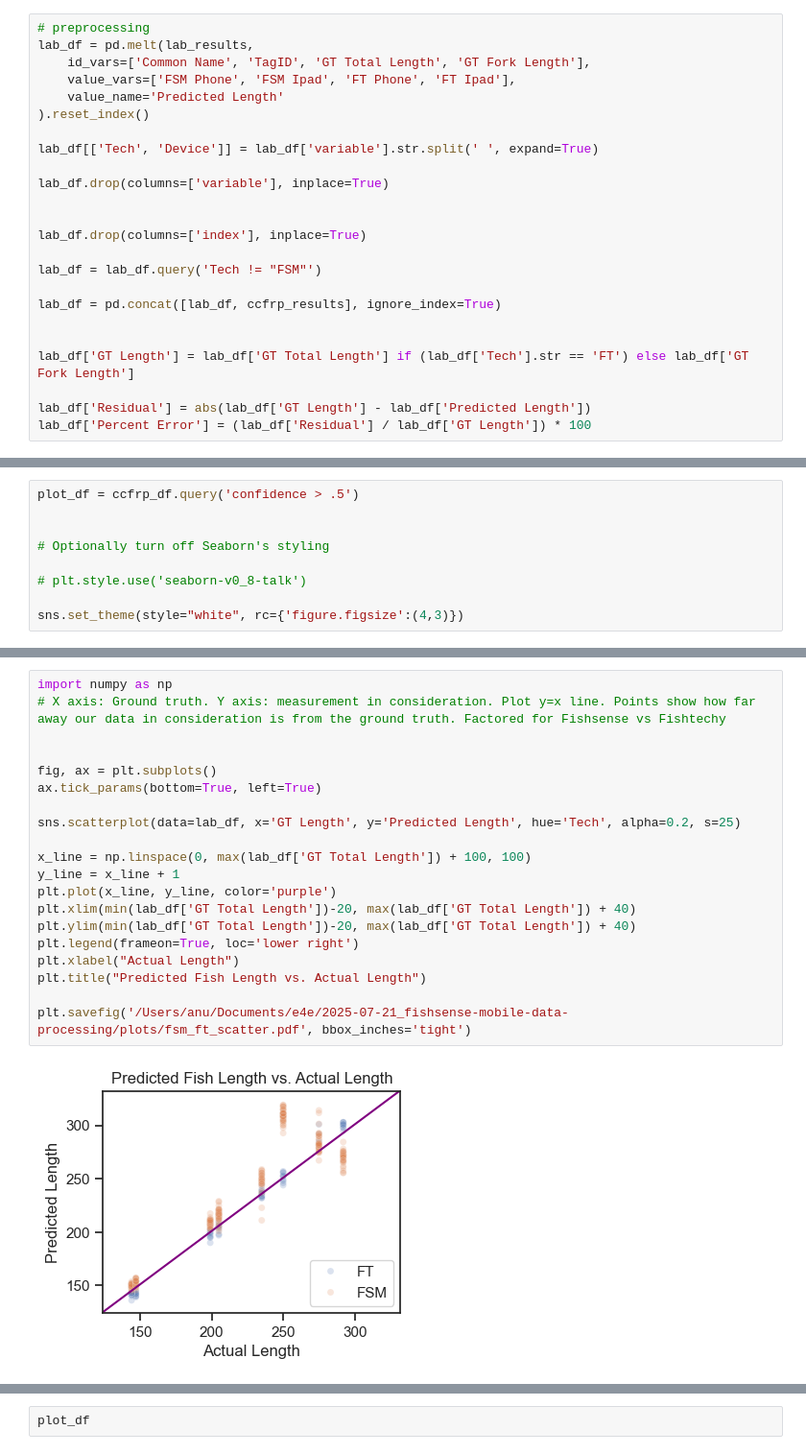
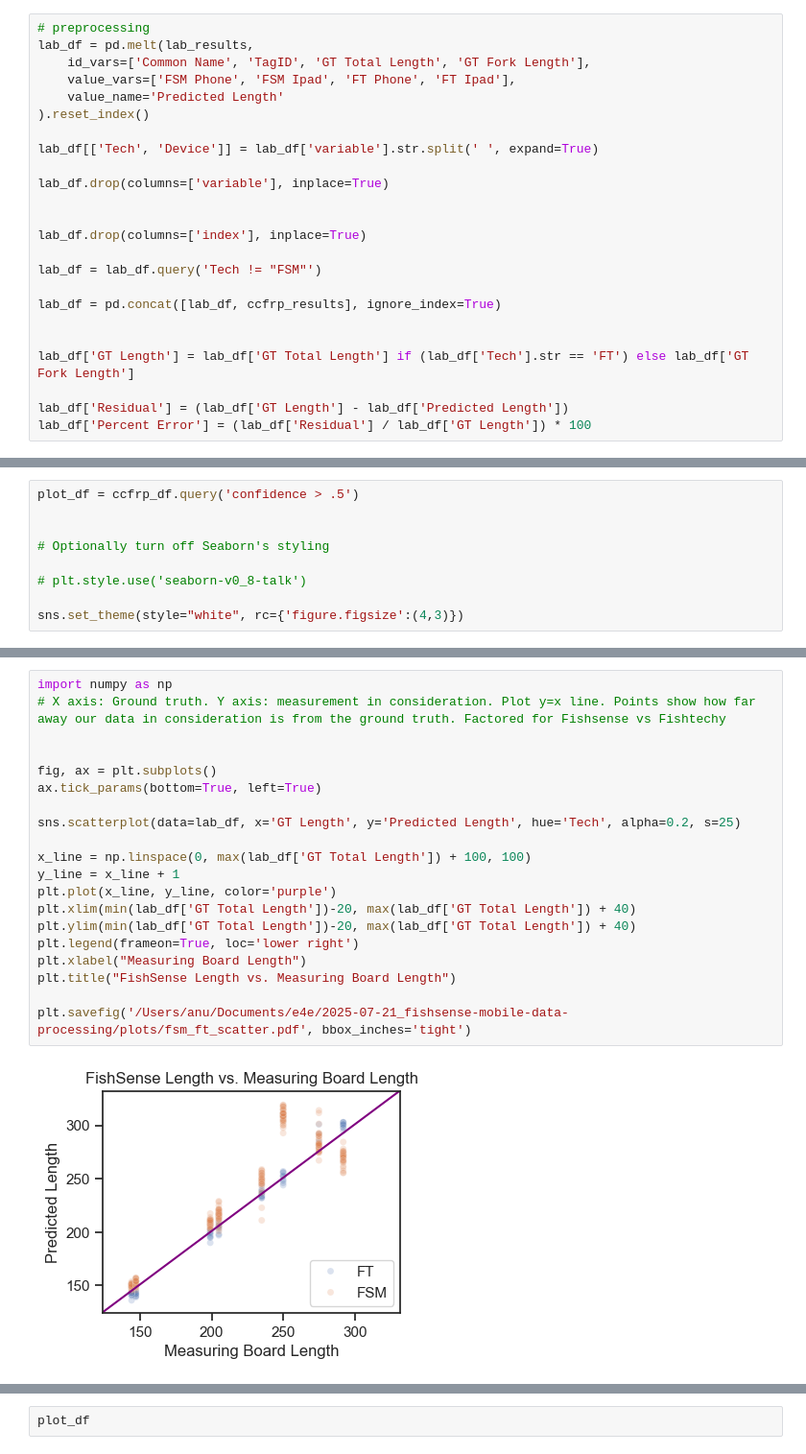
Before and after one commit to UCSD-E4E/fishsense-mobile-oceans-2025, a Jupyter notebook: scripts/02_plotting.ipynb, the cells around one changed output, grey strips where cells are left out. Shown: that part at 96% size. Cells and saved outputs as stored; diff of their text form.

```diff
--- a/scripts/02_plotting.ipynb
+++ b/scripts/02_plotting.ipynb
@@ -94,7 +94,7 @@ lab_df = pd.concat([lab_df, ccfrp_results], ignore_index=True)
 
 lab_df['GT Length'] = lab_df['GT Total Length'] if (lab_df['Tech'].str == 'FT') else lab_df['GT Fork Length']
 
-lab_df['Residual'] = abs(lab_df['GT Length'] - lab_df['Predicted Length'])
+lab_df['Residual'] = (lab_df['GT Length'] - lab_df['Predicted Length'])
 lab_df['Percent Error'] = (lab_df['Residual'] / lab_df['GT Length']) * 100
 # %%
 from numpy import mean
@@ -199,25 +199,25 @@ plt.savefig('/Users/anu/Documents/e4e/2025-07-21_fishsense-mobile-data-processin
 # %%
 import numpy as np
 # X axis: Ground truth. Y axis: measurement in consideration. Plot y=x line. Points show how far away our data in consideration is from the ground truth. Factored for Fishsense vs Fishtechy
 
 
 fig, ax = plt.subplots()
 ax.tick_params(bottom=True, left=True)
 
 sns.scatterplot(data=lab_df, x='GT Length', y='Predicted Length', hue='Tech', alpha=0.2, s=25)
 
 x_line = np.linspace(0, max(lab_df['GT Total Length']) + 100, 100)
 y_line = x_line + 1
 plt.plot(x_line, y_line, color='purple')
 plt.xlim(min(lab_df['GT Total Length'])-20, max(lab_df['GT Total Length']) + 40)
 plt.ylim(min(lab_df['GT Total Length'])-20, max(lab_df['GT Total Length']) + 40)
 plt.legend(frameon=True, loc='lower right')
-plt.xlabel("Actual Length")
-plt.title("Predicted Fish Length vs. Actual Length")
+plt.xlabel("Measuring Board Length")
+plt.title("FishSense Length vs. Measuring Board Length")
 
 plt.savefig('/Users/anu/Documents/e4e/2025-07-21_fishsense-mobile-data-processing/plots/fsm_ft_scatter.pdf', bbox_inches='tight')
 # %% [output]
-[figure, old version]
+[figure, new version]
 # %%
 # violin plot fsm vs ft
 
```
Also changed, not shown: parts of 12 cells of this notebook, 11 other files.
